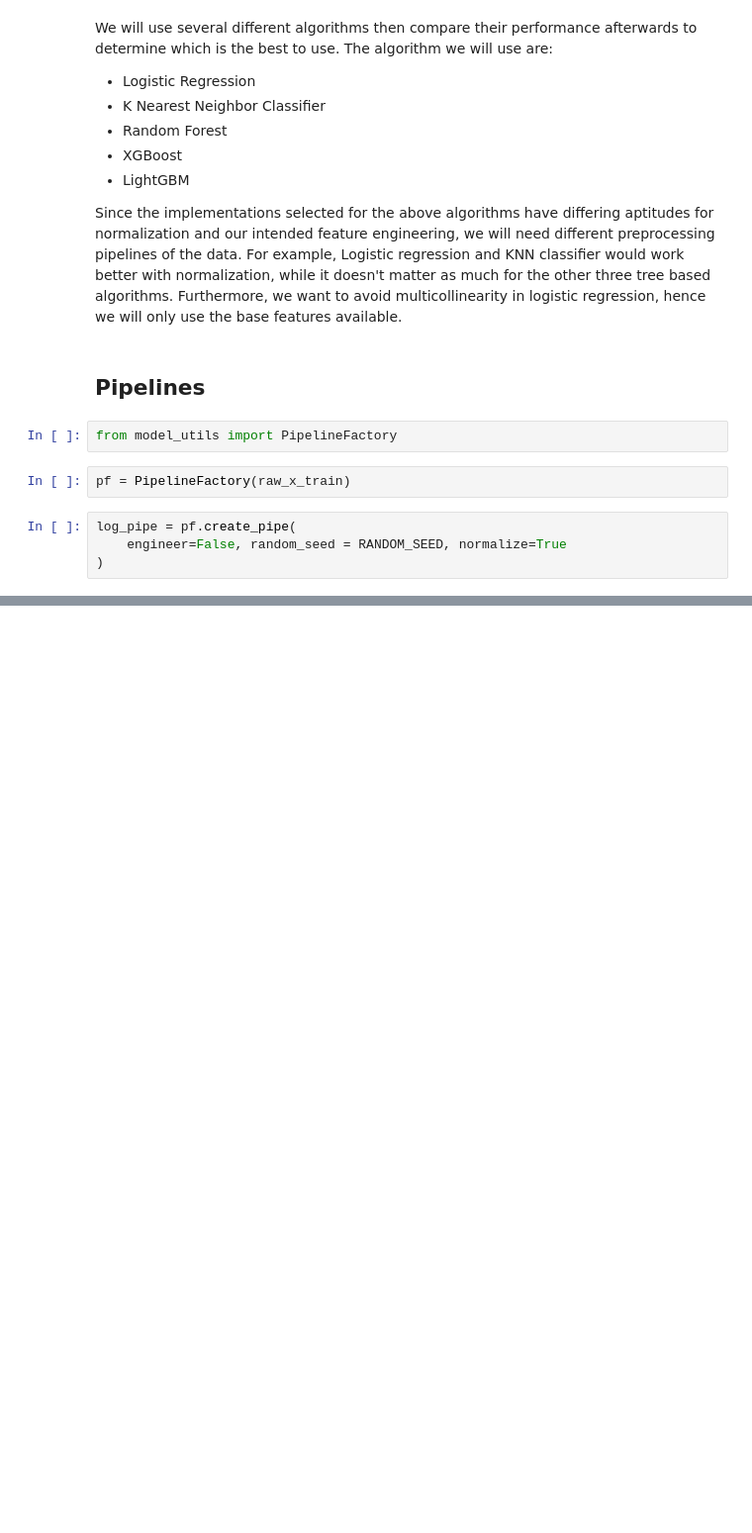
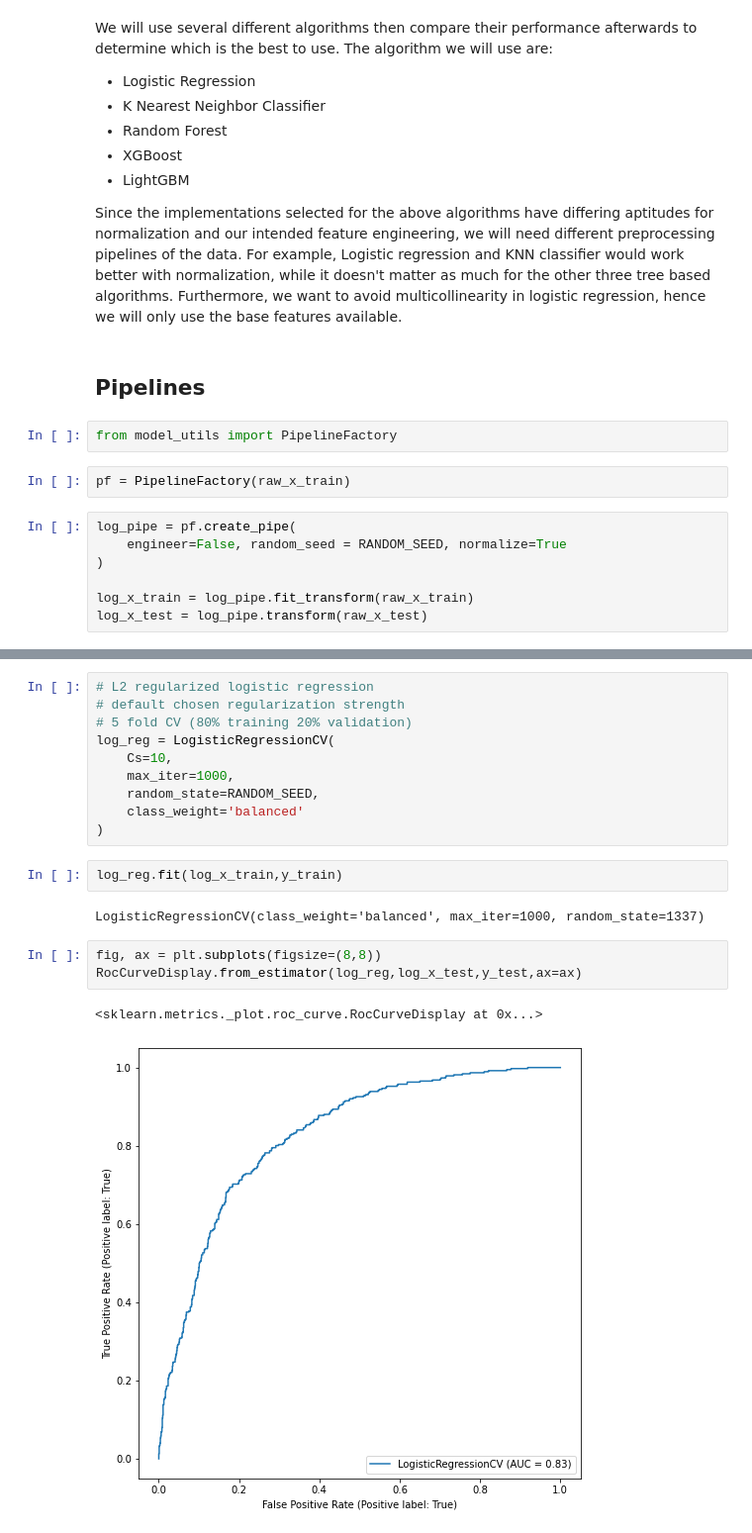
Before and after one commit to Jeff-ChenFan-Wang/TelecomChurnAnalysis, a Jupyter notebook: Model.ipynb, the cells around one changed output, grey strips where cells are left out. Shown at 99% size. Drawn from its saved outputs; the diff is of its cells as text; blank space fills up the shorter version.

Commit message:
logistic regression done

```diff
--- a/Model.ipynb
+++ b/Model.ipynb
@@ -55,3 +55,6 @@ pf = PipelineFactory(raw_x_train)
 log_pipe = pf.create_pipe(
     engineer=False, random_seed = RANDOM_SEED, normalize=True
 )
+
+log_x_train = log_pipe.fit_transform(raw_x_train)
+log_x_test = log_pipe.transform(raw_x_test)
@@ -59,0 +82,20 @@ log_x_train = log_pipe.fit_transform(raw_x_train)
+# %%
+# L2 regularized logistic regression
+# default chosen regularization strength
+# 5 fold CV (80% training 20% validation)
+log_reg = LogisticRegressionCV(
+    Cs=10,
+    max_iter=1000,
+    random_state=RANDOM_SEED,
+    class_weight='balanced'
+)
+# %%
+log_reg.fit(log_x_train,y_train)
+# %% [output]
+LogisticRegressionCV(class_weight='balanced', max_iter=1000, random_state=1337)
+# %%
+fig, ax = plt.subplots(figsize=(8,8))
+RocCurveDisplay.from_estimator(log_reg,log_x_test,y_test,ax=ax)
+# %% [output]
+<sklearn.metrics._plot.roc_curve.RocCurveDisplay at 0x...>
+[figure, added]
```
Also changed, not shown: parts of 6 cells of this notebook, 1 other file.
